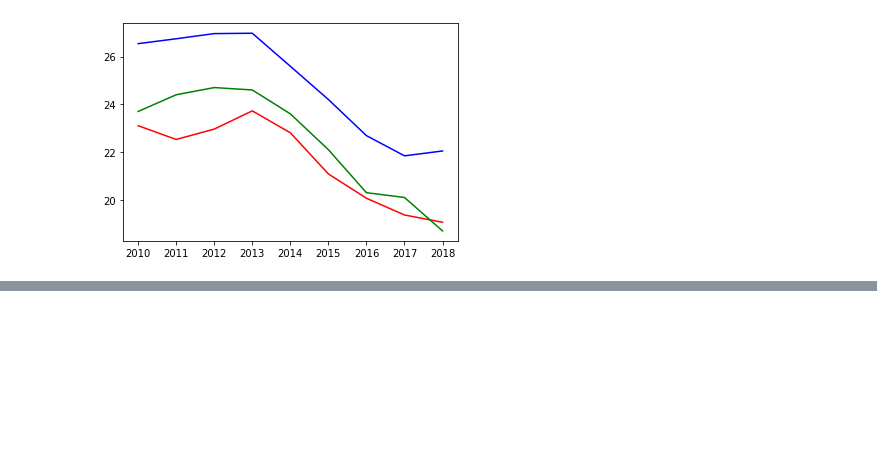
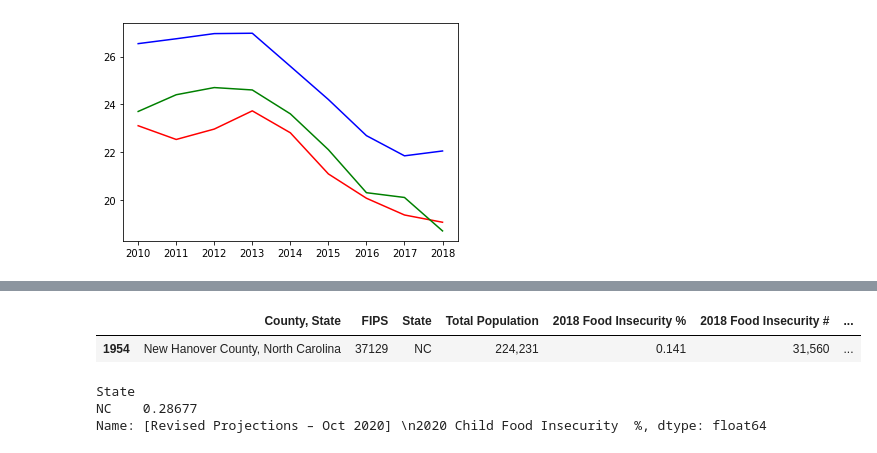
Before and after one commit to wesmith4/mat210-data-viz, a Jupyter notebook: feedingAmerica/feedingAmerica.ipynb, the cells around one changed output, grey strips where cells are left out. Cells and saved outputs as stored; diff of their text form; code cells hidden in the pictures; blank space fills up the shorter version.

```diff
--- a/feedingAmerica/feedingAmerica.ipynb
+++ b/feedingAmerica/feedingAmerica.ipynb
@@ -92,0 +107,13 @@ plt.show()
+# %%
+# Get New Hanover Data for 2020
+projections2020[projections2020['County, State'].str.contains('New Hanover')].head()
+# %% [output]
+|  | County, State | FIPS | State | Total Population | 2018 Food Insecurity % | 2018 Food Insecurity # | ... |
+| 1954 | New Hanover County, North Carolina | 37129 | NC | 224,231 | 0.141 | 31,560 | ... |
+# %%
+NCProjections2020 = projections2020[projections2020['State'] == 'NC'].groupby('State')['[Revised Projections – Oct 2020] \n2020 Child Food Insecurity  %'].mean()
+NCProjections2020
+# %% [output]
+State
+NC    0.28677
+Name: [Revised Projections – Oct 2020] \n2020 Child Food Insecurity  %, dtype: float64
```
Also changed, not shown: parts of 1 cell of this notebook.
